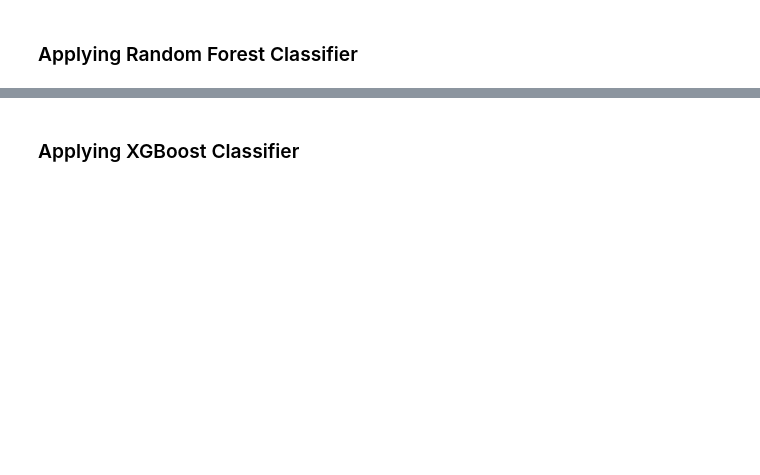
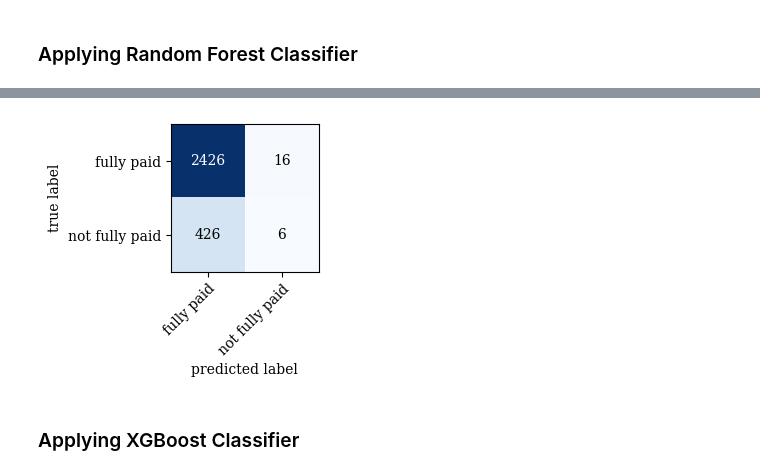
Before and after one commit to rj1346/Loan-Defaulter-Predictive-Modeling, a Jupyter notebook: loan_defaulter.ipynb, the cells around one changed output, grey strips where cells are left out. Cells and saved outputs as stored; diff of their text form; code cells hidden in the pictures; blank space fills up the shorter version.

```diff
--- a/loan_defaulter.ipynb
+++ b/loan_defaulter.ipynb
@@ -265,3 +258,9 @@ print(confusion_matrix(y_test, y_pred_RF))
+# %%
+mat_test= confusion_matrix(y_test, y_pred_RF)
+fig, ax= plot_confusion_matrix(conf_mat= mat_test, figsize=(3,3), class_names= class_names, show_normed=False)
+plt.tight_layout()
+# %% [output]
+[figure, added]
 # %% [markdown]
 ### Applying XGBoost Classifier
 # %%
```
Also changed, not shown: parts of 18 cells of this notebook.
